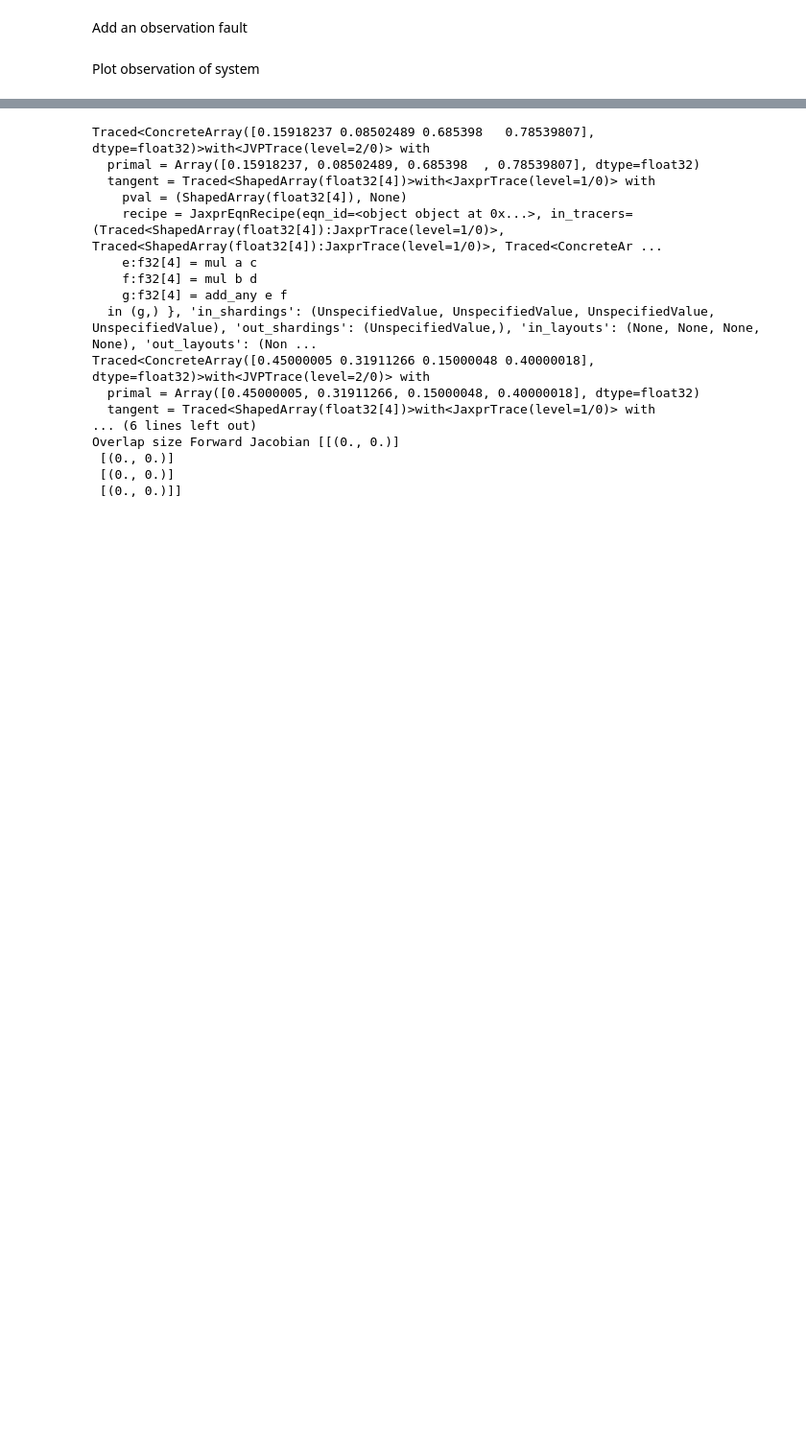
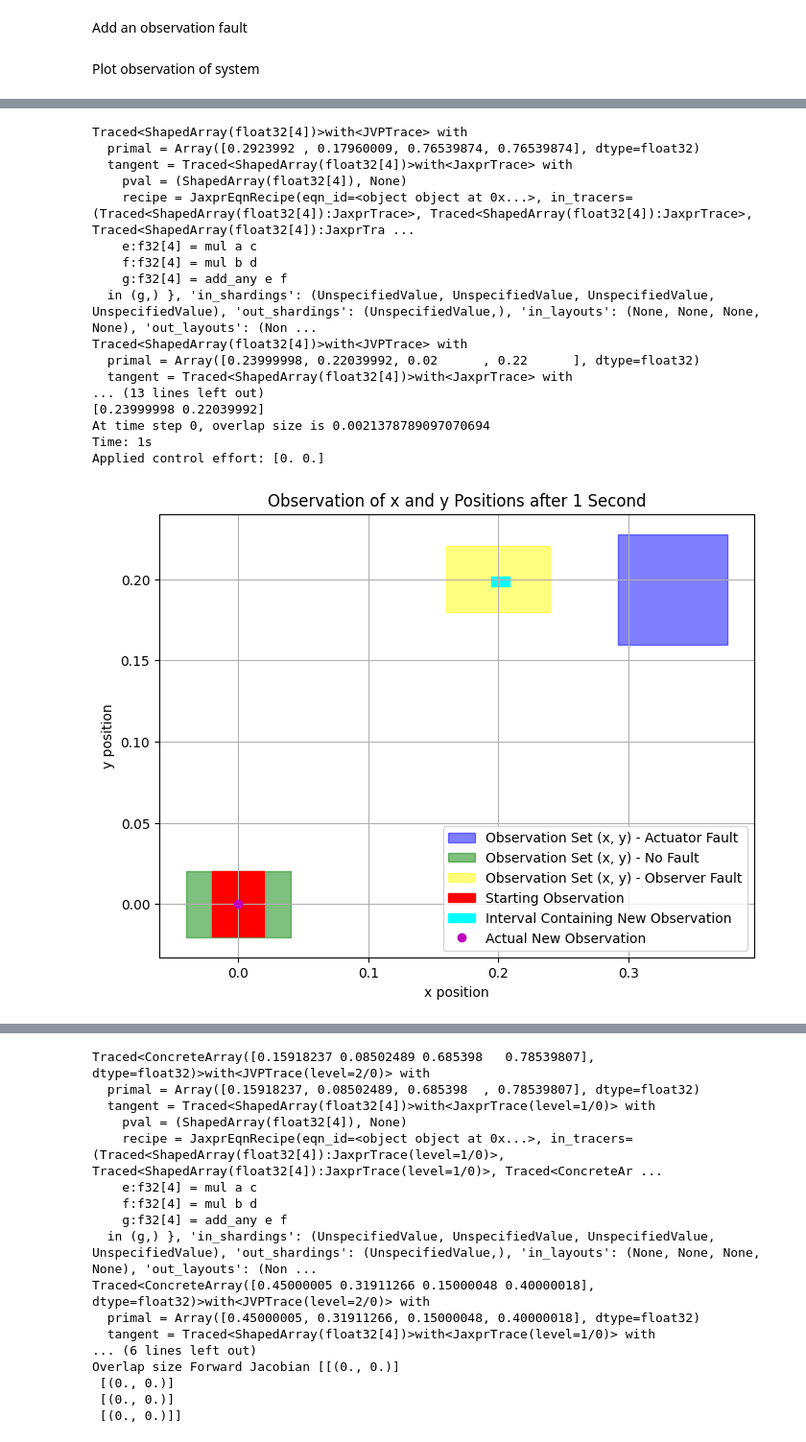
Before and after one commit to swershrimpy/nhholyap, a Jupyter notebook: examples/faulty_car/fault_state_reachable_sets.ipynb, the cells around one changed output, grey strips where cells are left out. Shown at 96% size. Saved outputs shown, nothing was run; the diff lists cells and outputs as text; code cells hidden in the pictures; blank space fills up the shorter version.

```diff
--- a/examples/faulty_car/fault_state_reachable_sets.ipynb
+++ b/examples/faulty_car/fault_state_reachable_sets.ipynb
@@ -110,7 +120,7 @@ x_interval_observation_fault = x_interval_no_fault + offset
 Plot observation of system
 # %%
 import matplotlib.pyplot as plt
-def plot_observation_boxes(x_interval_actuator_fault, x_interval_no_fault, x_interval_observation_fault, starting_observation=x0_interval, new_observation=None):
+def plot_observation_boxes(x_interval_actuator_fault, x_interval_no_fault, x_interval_observation_fault, starting_observation=x0_interval, new_observation_interval=None, new_observation=None):
     # Extract the x and y positions from the final interval
     x_pos_interval_actuator_fault = x_interval_actuator_fault[0]  # x position interval
     y_pos_interval_actuator_fault = x_interval_actuator_fault[1]  # y position interval
@@ -152,14 +162,18 @@ def plot_observation_boxes(x_interval_actuator_fault, x_interval_no_fault, x_int
         color="red",
         label="Starting Observation"
     )
-    if new_observation:
+    if new_observation_interval:
         plt.fill_between(
-            [new_observation.lower[0], new_observation.upper[0]],
-            [new_observation.lower[1], new_observation.lower[1]],
-            [new_observation.upper[1], new_observation.upper[1]],
+            [new_observation_interval.lower[0], new_observation_interval.upper[0]],
+            [new_observation_interval.lower[1], new_observation_interval.lower[1]],
+            [new_observation_interval.upper[1], new_observation_interval.upper[1]],
             color="cyan",
-            label="New Observation"
+            label="Interval Containing New Observation"
         )
+    try:
+        plt.plot(new_observation[0], new_observation[1], "mo", label="Actual New Observation")
+    except:
+        pass
     plt.xlabel("x position")
     plt.ylabel("y position")
     plt.title("Observation of x and y Positions after 1 Second")
@@ -410,12 +424,12 @@ def fault_detection(x0_interval, w_interval, p_no_disturbance, p_actuator_fault,
         overlap_size_this_i = overlap_size(x_interval_actuator_fault[0:2], x_interval_observer_fault[0:2])
         # Obtain noisy measurement (δ-wide interval)
         print(f"At time step {i}, overlap size is {overlap_size_this_i}")
-        measurement_interval = get_noisy_measurement(x_actual + jnp.array([.2, .2, 0 , .2]), delta=0.2, key=rng_key)
+        measurement_interval = get_noisy_measurement(x_actual + jnp.array([.2, .2, 0 , .2]), delta=0.02, key=rng_key)
 
         # Check if measurement is outside fault case intervals
-        if is_outside(measurement_interval[0:2], x_interval_actuator_fault[0:2]):
+        if is_outside(measurement_interval[0:2], x_interval_actuator_fault[0:2]) and "actuator" in fault_cases:
             fault_cases.remove("actuator")
-        if is_outside(measurement_interval[0:2], x_interval_observer_fault[0:2]):
+        if is_outside(measurement_interval[0:2], x_interval_observer_fault[0:2]) and "observer" in fault_cases:
             fault_cases.remove("observer")
 
         t += dt
@@ -427,7 +441,8 @@ def fault_detection(x0_interval, w_interval, p_no_disturbance, p_actuator_fault,
             x_interval_actuator_fault=x_interval_actuator_fault,
             x_interval_observation_fault=x_interval_observer_fault,
             starting_observation=previous_observation_interval,
-            new_observation=measurement_interval,
+            new_observation_interval=measurement_interval,
+            new_observation=x_actual[0:2]
         )
 
         # Update state interval
@@ -437,4 +452,7 @@ def fault_detection(x0_interval, w_interval, p_no_disturbance, p_actuator_fault,
         if len(fault_cases) == 1:
             return fault_cases[0]
 
+        if len(fault_cases) == 0:
+            return "None"
+
     return "unknown"  # If max_iter is reached without conclusion
@@ -505,0 +527,11 @@ ValueError: list.remove(x): x not in list
+# %%
+profile.run("fault_detection( \
+    x0_interval=x0_interval,  \
+    w_interval=w_interval,  \
+    p_no_disturbance=irx.icentpert(jnp.zeros(1), jnp.zeros(1)), \
+    p_actuator_fault=irx.icentpert(jnp.array([.5]), jnp.array([0])), \
+    observer_offset=jnp.array([.2, .2, .2, .2,]), \
+    dt=1,\
+    max_iter=10,\
+    )")
+# %% [output]
@@ -505,0 +550,18 @@ ValueError: list.remove(x): x not in list
+Traced<ShapedArray(float32[4])>with<JVPTrace> with
+  primal = Array([0.2923992 , 0.17960009, 0.76539874, 0.76539874], dtype=float32)
+  tangent = Traced<ShapedArray(float32[4])>with<JaxprTrace> with
+    pval = (ShapedArray(float32[4]), None)
+    recipe = JaxprEqnRecipe(eqn_id=<object object at 0x...>, in_tracers=(Traced<ShapedArray(float32[4]):JaxprTrace>, Traced<ShapedArray(float32[4]):JaxprTrace>, Traced<ShapedArray(float32[4]):JaxprTra ...
+    e:f32[4] = mul a c
+    f:f32[4] = mul b d
+    g:f32[4] = add_any e f
+  in (g,) }, 'in_shardings': (UnspecifiedValue, UnspecifiedValue, UnspecifiedValue, UnspecifiedValue), 'out_shardings': (UnspecifiedValue,), 'in_layouts': (None, None, None, None), 'out_layouts': (Non ...
+Traced<ShapedArray(float32[4])>with<JVPTrace> with
+  primal = Array([0.23999998, 0.22039992, 0.02      , 0.22      ], dtype=float32)
+  tangent = Traced<ShapedArray(float32[4])>with<JaxprTrace> with
+... (13 lines left out)
+[0.23999998 0.22039992]
+At time step 0, overlap size is 0.0021378789097070694
+Time: 1s
+Applied control effort: [0. 0.]
+[figure, added]
```
Also changed, not shown: parts of 10 cells of this notebook.
